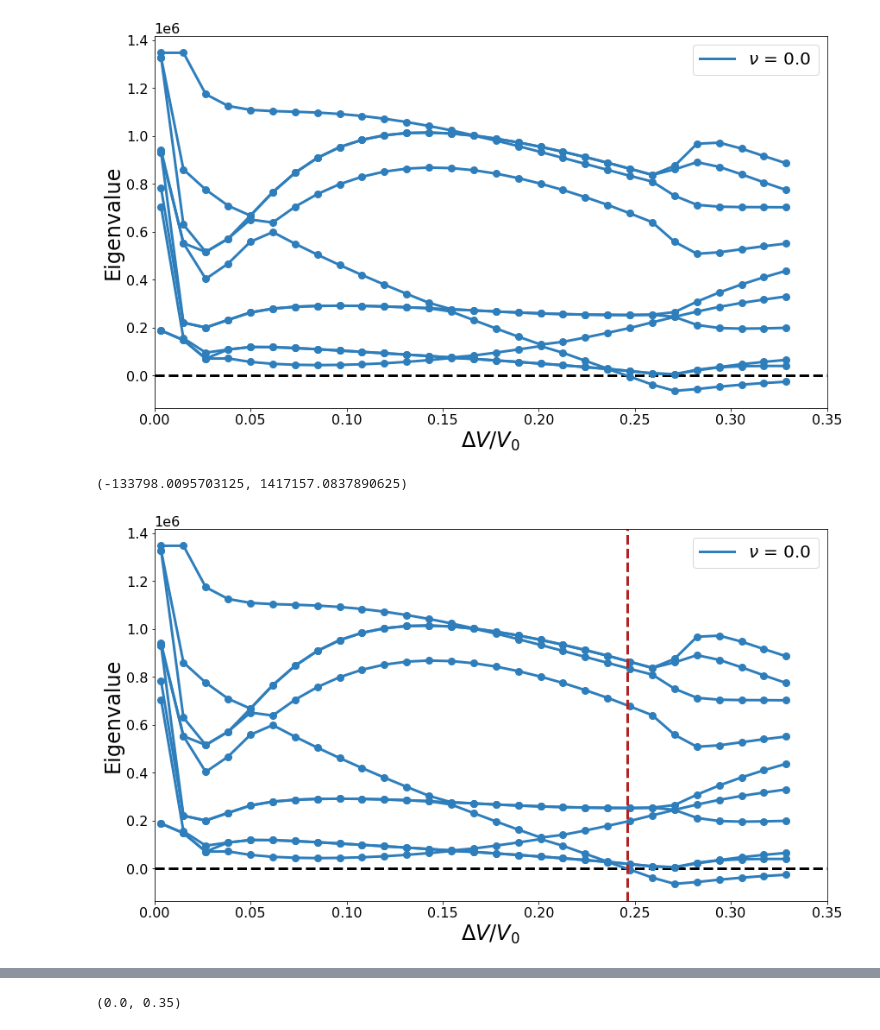
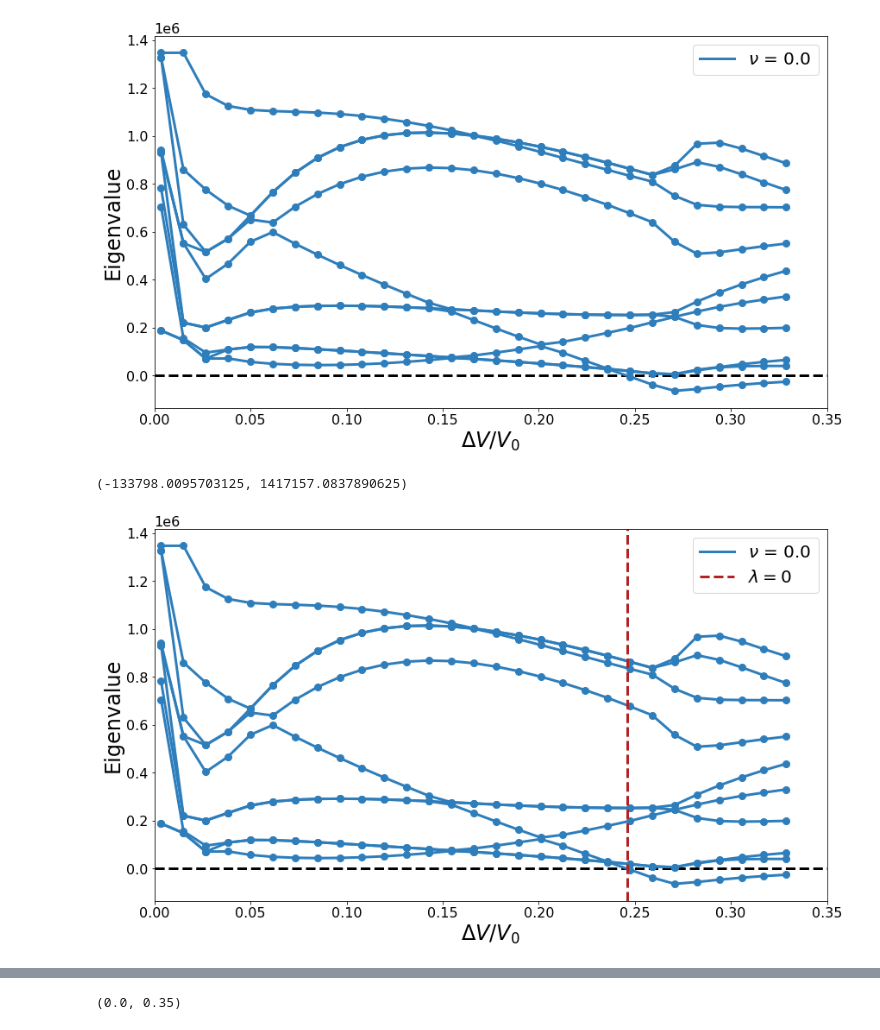
Before and after one commit to bertoldi-collab/buckling-cylinders, a Jupyter notebook: figure_making.ipynb, the cells around one changed output, grey strips where cells are left out. Cells and saved outputs as stored; diff of their text form; code cells hidden in the pictures.

```diff
--- a/figure_making.ipynb
+++ b/figure_making.ipynb
@@ -72,32 +72,32 @@ for i,nu in enumerate(nu_try):
         data_path = f'data_out/4fold-test_nu-{idx_cur}_eig_val.txt'
         data_cur = np.loadtxt(data_path)
         temp_all = data_cur[:,0]
         freq_all = data_cur[:,1:]
 
         color_plot = plt.get_cmap(cmap_all[i])(0.7)
 
         for j in range(np.shape(freq_all)[1]):
             ax.plot(-3*temp_all, freq_all[:,j], 'o', color = color_plot, markersize = markersize_all)
             if j == 0:
                 ax.plot(-3*temp_all, freq_all[:,j], '-', color = color_plot, label = rf'$\nu$ = {nu}', linewidth = linewidth_all)
             else:
                 ax.plot(-3*temp_all, freq_all[:,j], '-', color = color_plot, linewidth = linewidth_all)
 
 ylim_cur = ax.get_ylim()
 f = lambda x: np.interp(x,-3*temp_all,freq_all[:,0])
 sol_root = root(f,0.25)
-ax.vlines(float(sol_root.x),ylim_cur[0], ylim_cur[1], 'firebrick', '--', linewidth = linewidth_all)
+ax.vlines(float(sol_root.x),ylim_cur[0], ylim_cur[1], 'firebrick', '--', linewidth = linewidth_all, label = '$\lambda = 0$')
 
 ax.legend(loc = 'best', fontsize = fontsize_legend)
 ax.set_xlabel('$\Delta V/V_0$', fontsize = fontsize_axes)
 ax.set_ylabel('Eigenvalue', fontsize = fontsize_axes)
 ax.tick_params(labelsize = fontsize_ticks)
 ax.yaxis.offsetText.set_fontsize(fontsize_ticks)
 ax.set_xlim(0,0.35)
 ax.set_ylim(ylim_cur)
 
 
 # fig.savefig('data_processed/change_nu_4folds_val.jpg')
 # %% [output]
 (-133798.0095703125, 1417157.0837890625)
-[figure, old version]
+[figure, new version]
```
Also changed, not shown: parts of 5 cells of this notebook.
